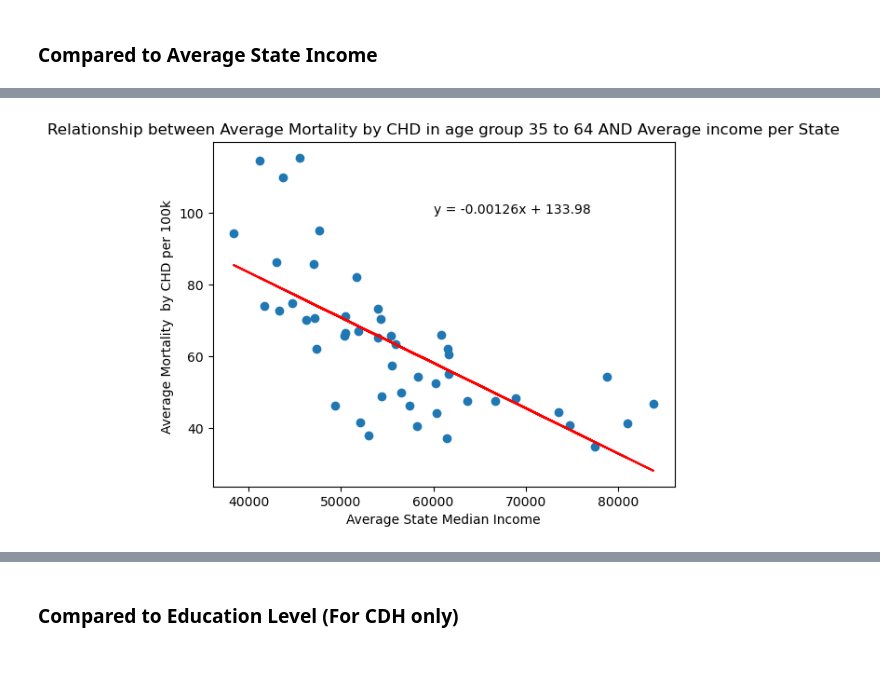
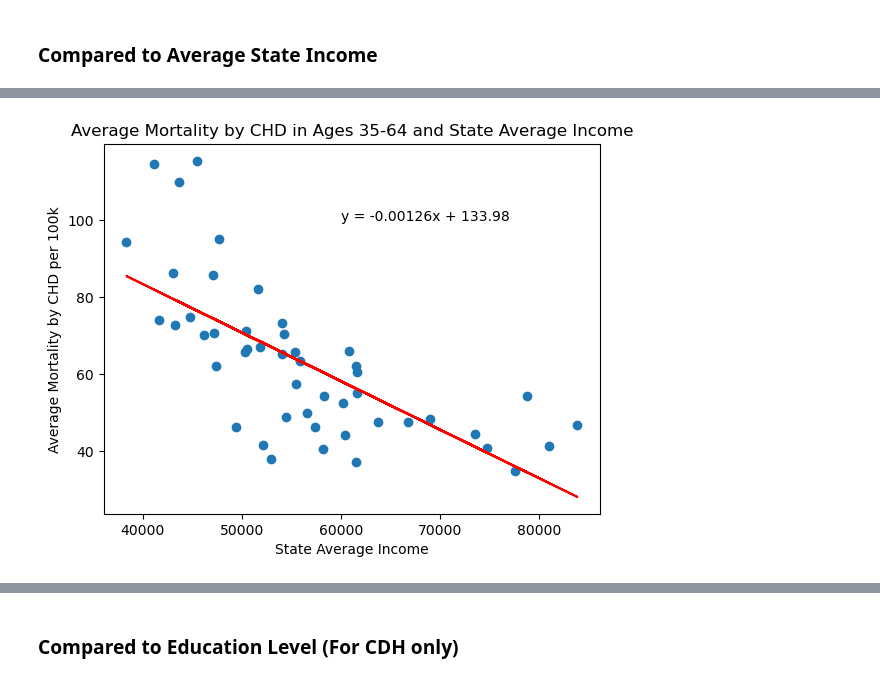
Before and after one commit to ArminaCA/Project-Cardiovascular-disease-mortality, a Jupyter notebook: Cardiovascular_Determinants_With Analysis(Y).ipynb, the cells around one changed output, grey strips where cells are left out. Cells and saved outputs as stored; diff of their text form; code cells hidden in the pictures.

```diff
--- a/Cardiovascular_Determinants_With Analysis(Y).ipynb
+++ b/Cardiovascular_Determinants_With Analysis(Y).ipynb
@@ -6,7 +8,7 @@ import matplotlib.pyplot as plt
 import pandas as pd
 import numpy as np
 import scipy.stats as st
-
+import itertools as iterate
 # Resource files
 CD_data_path = "Resources/Cardiovascular_Disease_Data.csv"
 census_data_path = "Resources/2018_Census_Data.csv"
@@ -102,9 +104,9 @@ census_data = census_data[["STATE",
                            "ACS_PCT_GRADUATE_DGR",
                            "ACS_PCT_HS_GRADUATE",
                            "ACS_PCT_LT_HS",
-                           "ACS_PCT_MEDICARE_ONLY",
-                           "ACS_PCT_PRIVATE_ANY",
-                           "ACS_PCT_UNINSURED"]] # Grabbing relevant columns
+                           "ACS_PCT_UNINSURED",
+                           "ACS_PCT_MEDICAID_ANY",
+                           "ACS_PCT_PRIVATE_ANY"]] # Grabbing relevant columns
 census_data.columns = ["State",
                        "County",
                        "County Median Income",
@@ -113,9 +115,9 @@ census_data.columns = ["State",
                        "% Graduate Degree",
                        "% Only HS Degree",
                        "% less than a HS Degree",
-                       "% Medicare Only",
-                       "% Private Insurance Only",
-                       "% Uninsured"] # Renaming columns
+                       "% Uninsured",
+                       "% Medicaid Only",
+                       "% Private Insurance Only"] # Renaming columns
 
 census_data["County, State"] = census_data["County"] + ", " + census_data["State"].replace(us_state_to_abbrev) # Create a column that will be used to merge with other dataset
 census_data["% HS Degree and Below"] = census_data["% Only HS Degree"] + census_data["% less than a HS Degree"]
@@ -125,9 +127,9 @@ census_data = round(census_data.groupby("County, State").mean(), 3) # Average ro
 census_data = census_data[["County Median Income",
                            "% HS Degree and Below",
                            "% Above HS Degree",
-                           "% Medicare Only",
-                           "% Private Insurance Only",
-                           "% Uninsured"]]
+                           "% Uninsured",
+                           "% Medicaid Only",
+                           "% Private Insurance Only"]]
 
 df = pd.merge(CD_data, census_data, how = "left", left_on = "County, State", right_index = True).dropna(axis=0) # Merging cardiovascular data and census data
 df_state_income = df.groupby("State")["County Median Income"].mean().rename("State Average Income") # Finding median income by state
@@ -577,9 +669,9 @@ line_eq = "y = " + str(round(slope,5)) + "x + " + str(round(intercept,2))
 plt.scatter(x, y)
 plt.plot(x,regress_values,"r-")
 plt.annotate(line_eq, (60000, 100),fontsize=10)
-plt.xlabel("Average State Income")
+plt.xlabel("State Average Income")
 plt.ylabel("Average Mortality by CHD per 100k")
-plt.title("Relationship between Average Mortality by CHD in age group 35 to 64 AND Average Income per State")
+plt.title("Average Mortality by CHD in Ages 35-64 and State Average Income")
 print(slope)
 print(f"The correlation coefficient is {round(rvalue,5)}")
 # %% [output]
@@ -587,5 +679,5 @@ print(f"The correlation coefficient is {round(rvalue,5)}")
 The correlation coefficient is -0.69217
-[figure, old version]
+[figure, new version]
 # %%
 data = df[(df["Disease Type"] == "Coronary Heart Disease") & (df["Age Group"] == "Ages 65 years and older")].groupby("State")
 data.head()
```
Also changed, not shown: parts of 47 cells of this notebook.
